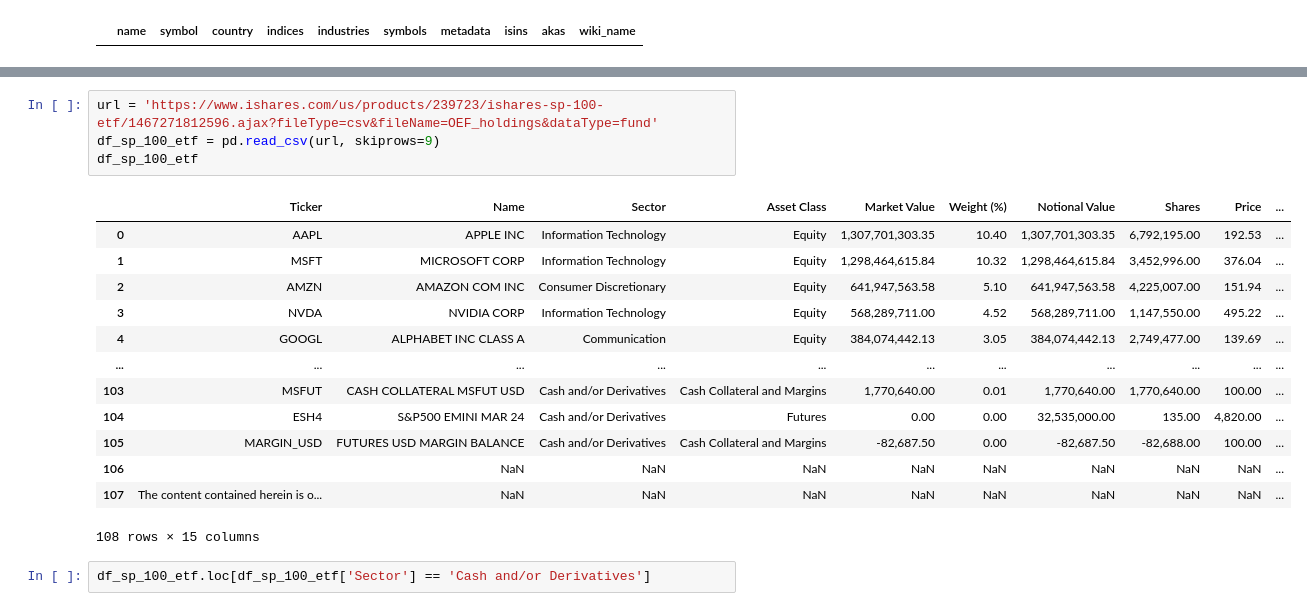
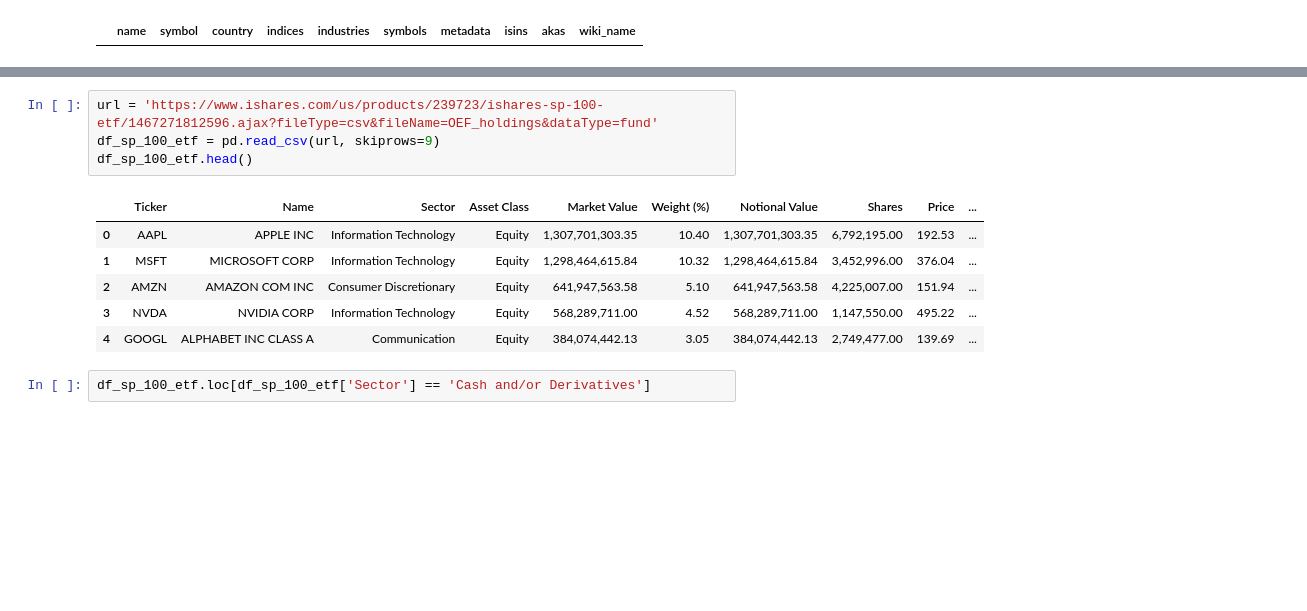
Before and after one commit to viktor-taraba/University_2023, a Jupyter notebook: Tickers SP100.ipynb, the cells around one changed output, grey strips where cells are left out. Drawn from its saved outputs; the diff is of its cells as text; blank space fills up the shorter version.

```diff
--- a/Tickers SP100.ipynb
+++ b/Tickers SP100.ipynb
@@ -114,21 +116,14 @@ https://www.ishares.com/us/products/239723/ishares-sp-100-etf/1467271812596.ajax
 # %%
 url = 'https://www.ishares.com/us/products/239723/ishares-sp-100-etf/1467271812596.ajax?fileType=csv&fileName=OEF_holdings&dataType=fund'
 df_sp_100_etf = pd.read_csv(url, skiprows=9)
-df_sp_100_etf
+df_sp_100_etf.head()
 # %% [output]
 |  | Ticker | Name | Sector | Asset Class | Market Value | Weight (%) | Notional Value | Shares | Price | ... |
 | 0 | AAPL | APPLE INC | Information Technology | Equity | 1,307,701,303.35 | 10.40 | 1,307,701,303.35 | 6,792,195.00 | 192.53 | ... |
 | 1 | MSFT | MICROSOFT CORP | Information Technology | Equity | 1,298,464,615.84 | 10.32 | 1,298,464,615.84 | 3,452,996.00 | 376.04 | ... |
 | 2 | AMZN | AMAZON COM INC | Consumer Discretionary | Equity | 641,947,563.58 | 5.10 | 641,947,563.58 | 4,225,007.00 | 151.94 | ... |
 | 3 | NVDA | NVIDIA CORP | Information Technology | Equity | 568,289,711.00 | 4.52 | 568,289,711.00 | 1,147,550.00 | 495.22 | ... |
 | 4 | GOOGL | ALPHABET INC CLASS A | Communication | Equity | 384,074,442.13 | 3.05 | 384,074,442.13 | 2,749,477.00 | 139.69 | ... |
-| ... | ... | ... | ... | ... | ... | ... | ... | ... | ... | ... |
-| 103 | MSFUT | CASH COLLATERAL MSFUT USD | Cash and/or Derivatives | Cash Collateral and Margins | 1,770,640.00 | 0.01 | 1,770,640.00 | 1,770,640.00 | 100.00 | ... |
-| 104 | ESH4 | S&P500 EMINI MAR 24 | Cash and/or Derivatives | Futures | 0.00 | 0.00 | 32,535,000.00 | 135.00 | 4,820.00 | ... |
-| 105 | MARGIN_USD | FUTURES USD MARGIN BALANCE | Cash and/or Derivatives | Cash Collateral and Margins | -82,687.50 | 0.00 | -82,687.50 | -82,688.00 | 100.00 | ... |
-| 106 |  | NaN | NaN | NaN | NaN | NaN | NaN | NaN | NaN | ... |
-| 107 | The content contained herein is o... | NaN | NaN | NaN | NaN | NaN | NaN | NaN | NaN | ... |
-108 rows × 15 columns
 # %%
 df_sp_100_etf.loc[df_sp_100_etf['Sector'] == 'Cash and/or Derivatives']
 # %% [output]
```
Also changed, not shown: parts of 8 cells of this notebook.
